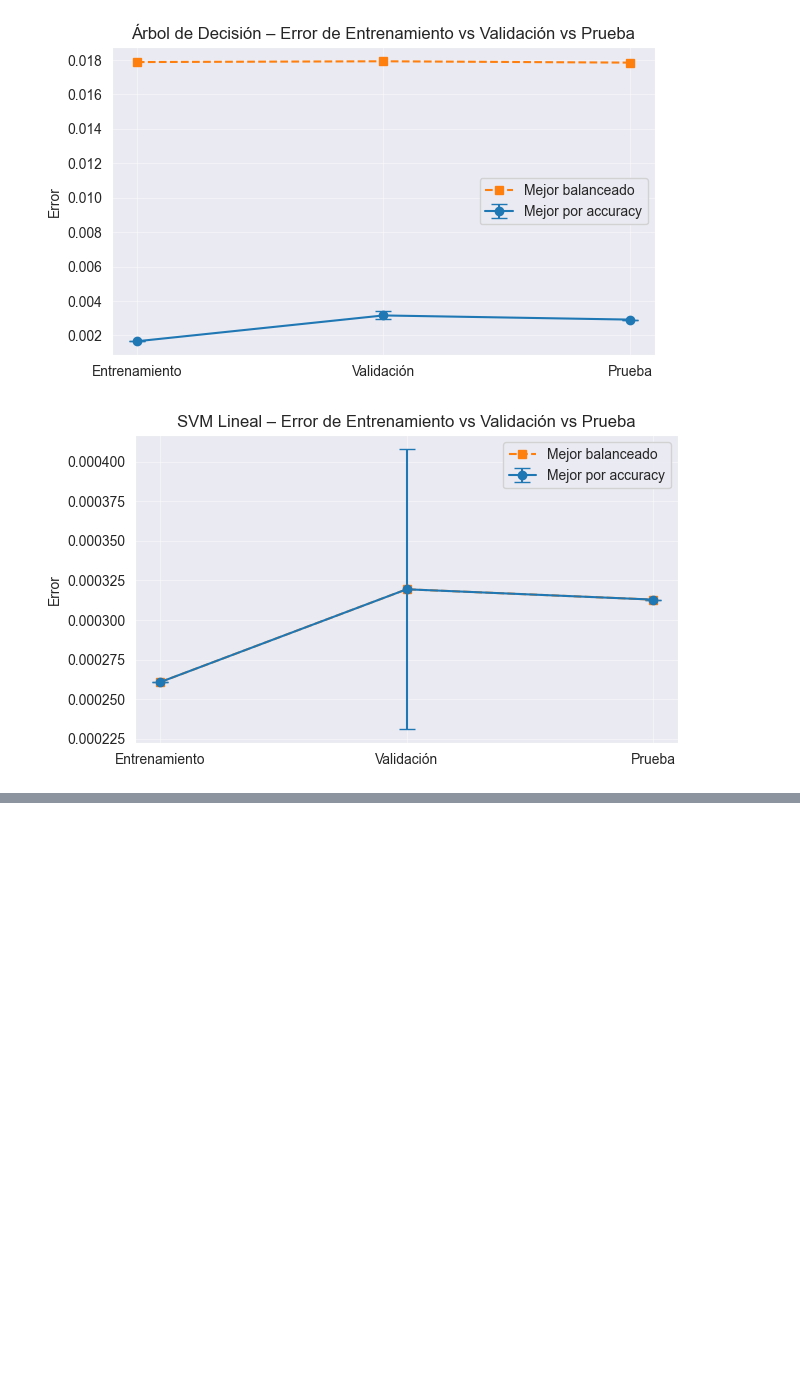
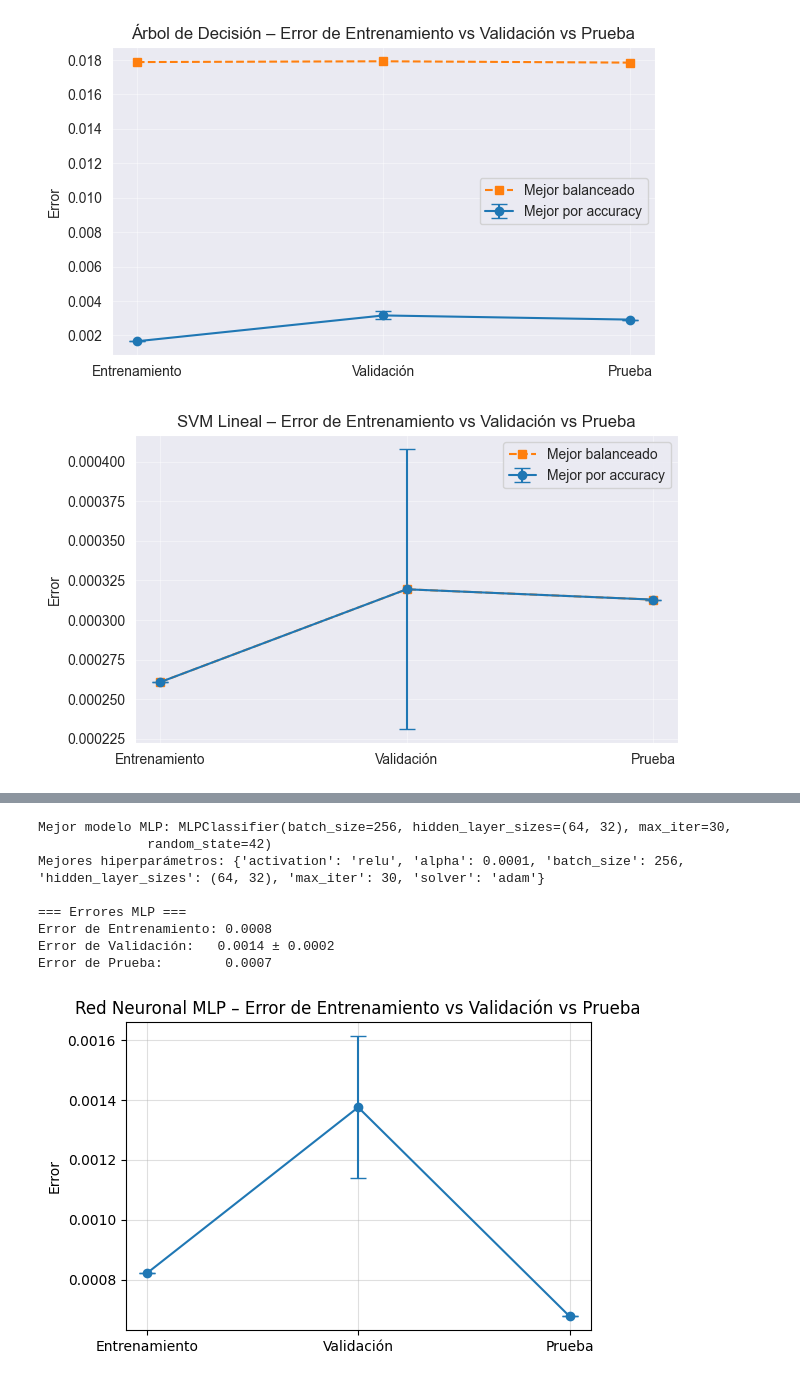
Before and after one commit to sren97/Modelos2_PhiUSIIL, a Jupyter notebook: Proyecto_Modelos_2_PhiUSIIL.ipynb, the cells around one changed output, grey strips where cells are left out. Cells and saved outputs as stored; diff of their text form; code cells hidden in the pictures; blank space fills up the shorter version.

```diff
--- a/Proyecto_Modelos_2_PhiUSIIL.ipynb
+++ b/Proyecto_Modelos_2_PhiUSIIL.ipynb
@@ -736,0 +825,71 @@ Parámetros: {'C': 10, 'class_weight': 'balanced', 'dual': False, 'loss': 'squar
+# %%
+from sklearn.neural_network import MLPClassifier
+from sklearn.model_selection import GridSearchCV
+from sklearn.metrics import accuracy_score
+import matplotlib.pyplot as plt
+import seaborn as sns
+import numpy as np
+
+mlp_params = {
+    "hidden_layer_sizes": [(64,), (64, 32)],
+    "activation": ["relu"],
+    "solver": ["adam"],
+    "alpha": [1e-4, 1e-3],
+    "batch_size": [256],
+    "max_iter": [30],
+}
+
+mlp_model = MLPClassifier(random_state=42)
+
+mlp_search = GridSearchCV(
+    mlp_model,
+    mlp_params,
+    cv=3,
+    scoring="accuracy",
+    n_jobs=-1
+)
+
+print("Buscando mejor modelo MLP...")
+mlp_search.fit(X_train_s, y_train)
+
+print("\nMejor modelo MLP:", mlp_search.best_estimator_)
+print("Mejores hiperparámetros:", mlp_search.best_params_)
+
+train_pred_mlp = mlp_search.best_estimator_.predict(X_train_s)
+train_error_mlp = 1 - accuracy_score(y_train, train_pred_mlp)
+
+val_error_mean_mlp = 1 - mlp_search.best_score_
+val_error_std_mlp = mlp_search.cv_results_["std_test_score"][mlp_search.best_index_]
+
+y_pred_mlp = mlp_search.best_estimator_.predict(X_test_s)
+test_accuracy_mlp = accuracy_score(y_test, y_pred_mlp)
+test_error_mlp = 1 - test_accuracy_mlp
+
+print("\n=== Errores MLP ===")
+print(f"Error de Entrenamiento: {train_error_mlp:.4f}")
+print(f"Error de Validación:   {val_error_mean_mlp:.4f} ± {val_error_std_mlp:.4f}")
+print(f"Error de Prueba:        {test_error_mlp:.4f}")
+
+plt.figure(figsize=(6,4))
+plt.errorbar(
+    ["Entrenamiento", "Validación", "Prueba"],
+    [train_error_mlp, val_error_mean_mlp, test_error_mlp],
+    yerr=[0, val_error_std_mlp, 0],
+    capsize=6, marker='o'
+)
+plt.title("Red Neuronal MLP – Error de Entrenamiento vs Validación vs Prueba")
+plt.ylabel("Error")
+plt.grid(alpha=0.4)
+plt.show()
+
+cv_scores_mlp = mlp_search.cv_results_["mean_test_score"]
+
+plt.figure(figsize=(6,4))
+sns.boxplot(data=cv_scores_mlp)
+sns.stripplot(data=cv_scores_mlp, color='red', size=6)
+plt.title("Red Neuronal MLP – Desempeño por fold (CV)")
+plt.ylabel("Accuracy")
+plt.xticks([])
+plt.grid(alpha=0.4)
+plt.show()
+# %% [output]
@@ -736,0 +897,9 @@ Parámetros: {'C': 10, 'class_weight': 'balanced', 'dual': False, 'loss': 'squar
+Mejor modelo MLP: MLPClassifier(batch_size=256, hidden_layer_sizes=(64, 32), max_iter=30,
+              random_state=42)
+Mejores hiperparámetros: {'activation': 'relu', 'alpha': 0.0001, 'batch_size': 256, 'hidden_layer_sizes': (64, 32), 'max_iter': 30, 'solver': 'adam'}
+
+=== Errores MLP ===
+Error de Entrenamiento: 0.0008
+Error de Validación:   0.0014 ± 0.0002
+Error de Prueba:        0.0007
+[figure, added]
```
Also changed, not shown: parts of 19 cells of this notebook.
